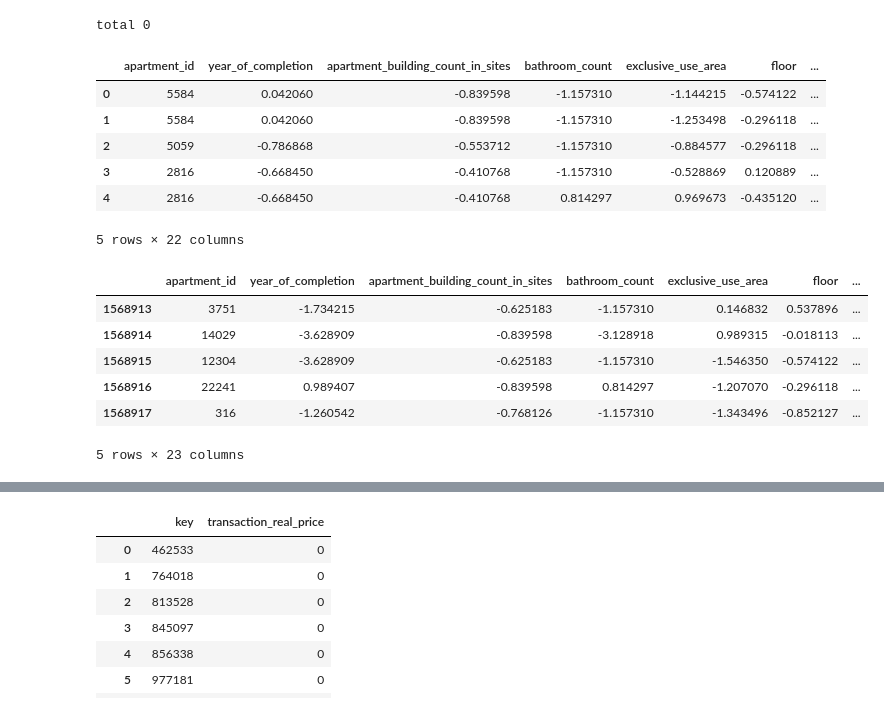
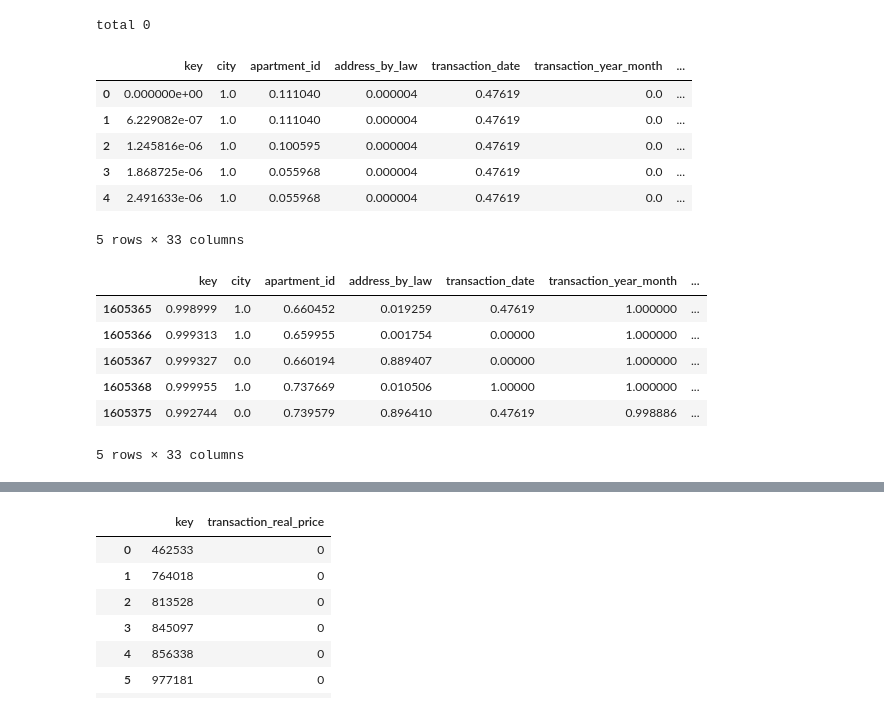
Before and after one commit to ClaudeJang/Duran-Duran-Returns, a Jupyter notebook: modeling.ipynb, the cells around one changed output, grey strips where cells are left out. Saved outputs shown, nothing was run; the diff lists cells and outputs as text; code cells hidden in the pictures.

Commit message:
Colaboratory를 통해 생성됨

```diff
--- a/modeling.ipynb
+++ b/modeling.ipynb
@@ -59,26 +57,26 @@ import numpy as np
 # %%
-train = pd.read_csv('./Colab Notebooks/data/Final_train.csv', encoding='utf-8',index_col = 0)
+train = pd.read_csv('./Colab Notebooks/data/normed_perfect_train.csv', encoding='utf-8',index_col = 0)
 
 train.head()
 # %% [output]
-|  | apartment_id | year_of_completion | apartment_building_count_in_sites | bathroom_count | exclusive_use_area | floor | ... |
-| 0 | 5584 | 0.042060 | -0.839598 | -1.157310 | -1.144215 | -0.574122 | ... |
-| 1 | 5584 | 0.042060 | -0.839598 | -1.157310 | -1.253498 | -0.296118 | ... |
-| 2 | 5059 | -0.786868 | -0.553712 | -1.157310 | -0.884577 | -0.296118 | ... |
-| 3 | 2816 | -0.668450 | -0.410768 | -1.157310 | -0.528869 | 0.120889 | ... |
-| 4 | 2816 | -0.668450 | -0.410768 | 0.814297 | 0.969673 | -0.435120 | ... |
+|  | key | city | apartment_id | address_by_law | transaction_date | transaction_year_month | ... |
+| 0 | 0.000000e+00 | 1.0 | 0.111040 | 0.000004 | 0.47619 | 0.0 | ... |
+| 1 | 6.229082e-07 | 1.0 | 0.111040 | 0.000004 | 0.47619 | 0.0 | ... |
+| 2 | 1.245816e-06 | 1.0 | 0.100595 | 0.000004 | 0.47619 | 0.0 | ... |
+| 3 | 1.868725e-06 | 1.0 | 0.055968 | 0.000004 | 0.47619 | 0.0 | ... |
+| 4 | 2.491633e-06 | 1.0 | 0.055968 | 0.000004 | 0.47619 | 0.0 | ... |
-5 rows × 22 columns
+5 rows × 33 columns
 # %%
-test = pd.read_csv('./Colab Notebooks/data/Final_test.csv',encoding='utf-8',index_col =0)
-test.head()
+test = pd.read_csv('./Colab Notebooks/data/normed_perfect_test.csv',encoding='utf-8',index_col =0)
+test.tail()
 # %% [output]
-|  | apartment_id | year_of_completion | apartment_building_count_in_sites | bathroom_count | exclusive_use_area | floor | ... |
-| 1568913 | 3751 | -1.734215 | -0.625183 | -1.157310 | 0.146832 | 0.537896 | ... |
-| 1568914 | 14029 | -3.628909 | -0.839598 | -3.128918 | 0.989315 | -0.018113 | ... |
-| 1568915 | 12304 | -3.628909 | -0.625183 | -1.157310 | -1.546350 | -0.574122 | ... |
-| 1568916 | 22241 | 0.989407 | -0.839598 | 0.814297 | -1.207070 | -0.296118 | ... |
-| 1568917 | 316 | -1.260542 | -0.768126 | -1.157310 | -1.343496 | -0.852127 | ... |
+|  | key | city | apartment_id | address_by_law | transaction_date | transaction_year_month | ... |
+| 1605365 | 0.998999 | 1.0 | 0.660452 | 0.019259 | 0.47619 | 1.000000 | ... |
+| 1605366 | 0.999313 | 1.0 | 0.659955 | 0.001754 | 0.00000 | 1.000000 | ... |
+| 1605367 | 0.999327 | 0.0 | 0.660194 | 0.889407 | 0.00000 | 1.000000 | ... |
+| 1605368 | 0.999955 | 1.0 | 0.737669 | 0.010506 | 1.00000 | 1.000000 | ... |
+| 1605375 | 0.992744 | 0.0 | 0.739579 | 0.896410 | 0.47619 | 0.998886 | ... |
-5 rows × 23 columns
+5 rows × 33 columns
 # %%
 train.columns
 # %% [output]
```
Also changed, not shown: parts of 30 cells of this notebook.
